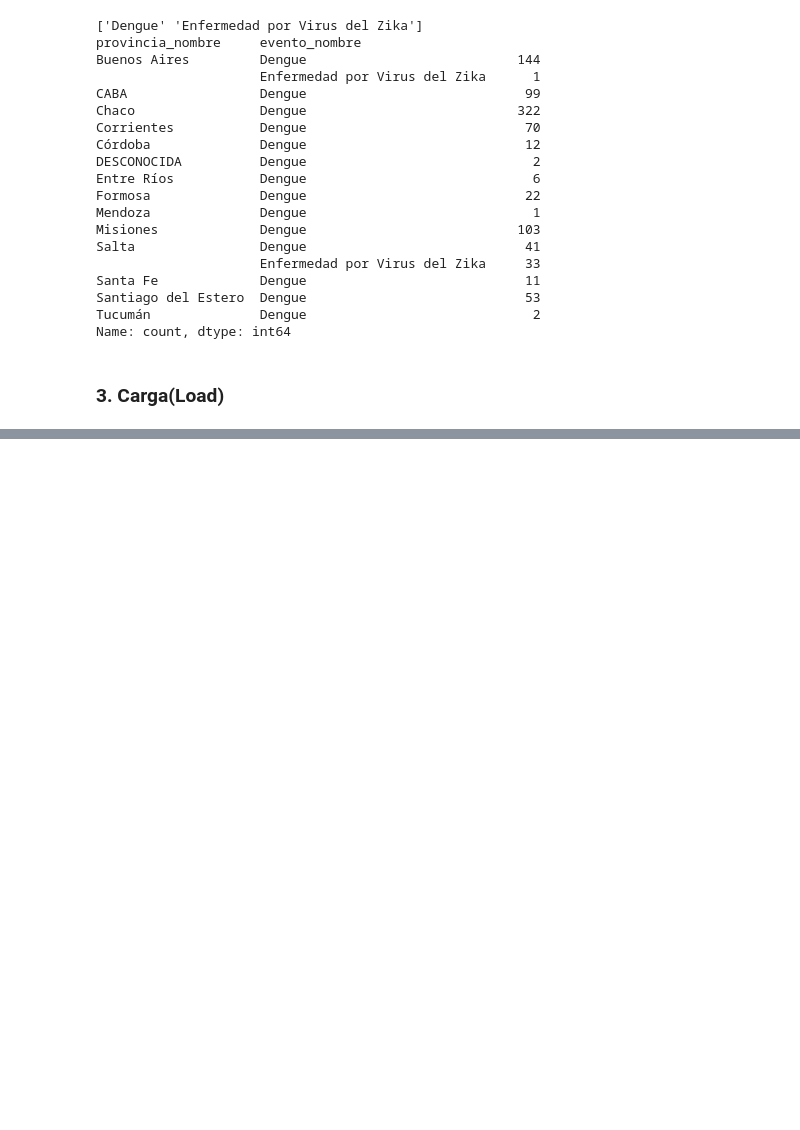
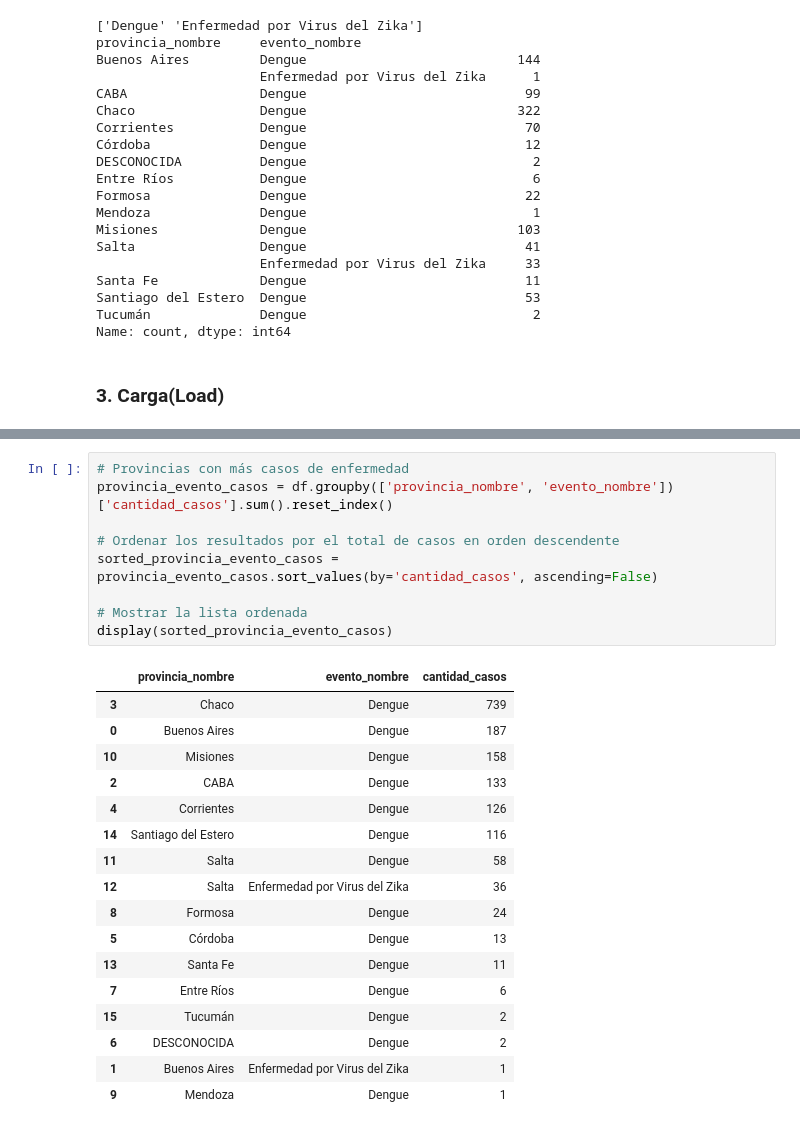
Before and after one commit to PabloFernandez3012/TP1_Analisis-de-datos-Informatorio, a Jupyter notebook: ADTP1.ipynb, the cells around one changed output, grey strips where cells are left out. Saved outputs shown, nothing was run; the diff lists cells and outputs as text; blank space fills up the shorter version.

```diff
--- a/ADTP1.ipynb
+++ b/ADTP1.ipynb
@@ -130,0 +151,27 @@ Carga completada, guardada en :/content/drive/MyDrive/Analisis de Datos Informat
+# %%
+# Provincias con más casos de enfermedad
+provincia_evento_casos = df.groupby(['provincia_nombre', 'evento_nombre'])['cantidad_casos'].sum().reset_index()
+
+# Ordenar los resultados por el total de casos en orden descendente
+sorted_provincia_evento_casos = provincia_evento_casos.sort_values(by='cantidad_casos', ascending=False)
+
+# Mostrar la lista ordenada
+display(sorted_provincia_evento_casos)
+# %% [output]
+|  | provincia_nombre | evento_nombre | cantidad_casos |
+| 3 | Chaco | Dengue | 739 |
+| 0 | Buenos Aires | Dengue | 187 |
+| 10 | Misiones | Dengue | 158 |
+| 2 | CABA | Dengue | 133 |
+| 4 | Corrientes | Dengue | 126 |
+| 14 | Santiago del Estero | Dengue | 116 |
+| 11 | Salta | Dengue | 58 |
+| 12 | Salta | Enfermedad por Virus del Zika | 36 |
+| 8 | Formosa | Dengue | 24 |
+| 5 | Córdoba | Dengue | 13 |
+| 13 | Santa Fe | Dengue | 11 |
+| 7 | Entre Ríos | Dengue | 6 |
+| 15 | Tucumán | Dengue | 2 |
+| 6 | DESCONOCIDA | Dengue | 2 |
+| 1 | Buenos Aires | Enfermedad por Virus del Zika | 1 |
+| 9 | Mendoza | Dengue | 1 |
```
Also changed, not shown: parts of 4 cells of this notebook.
